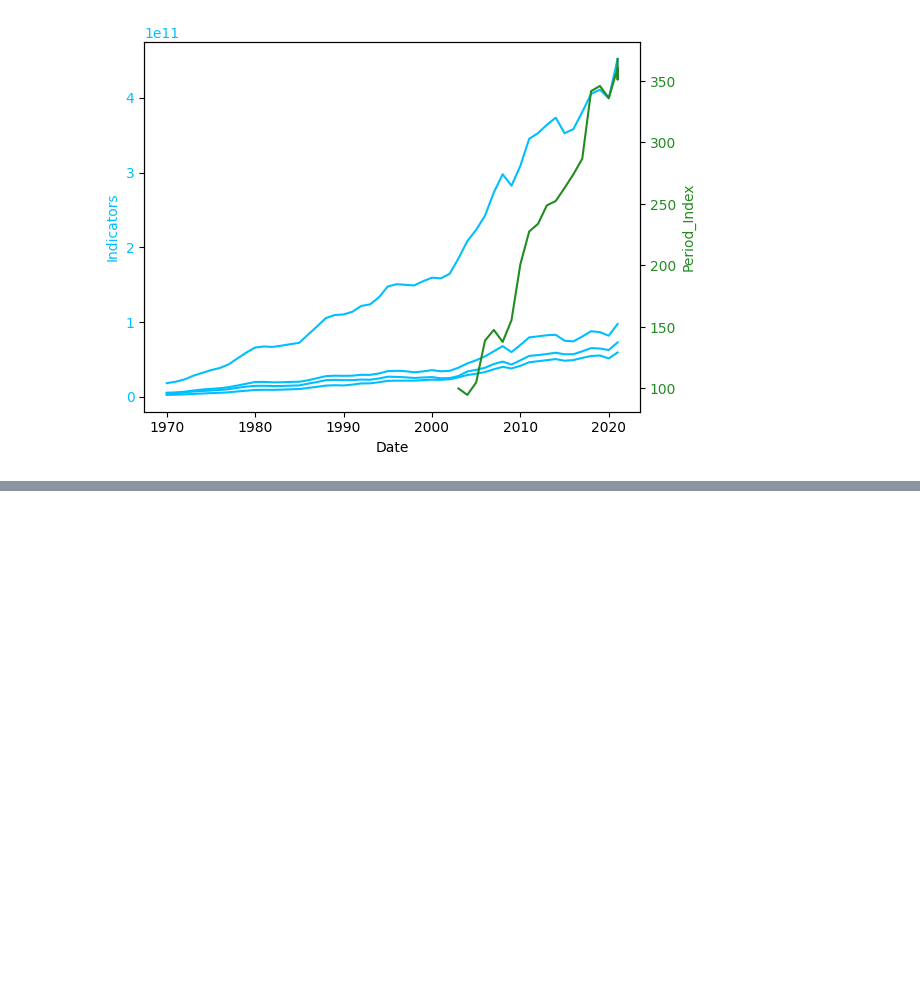
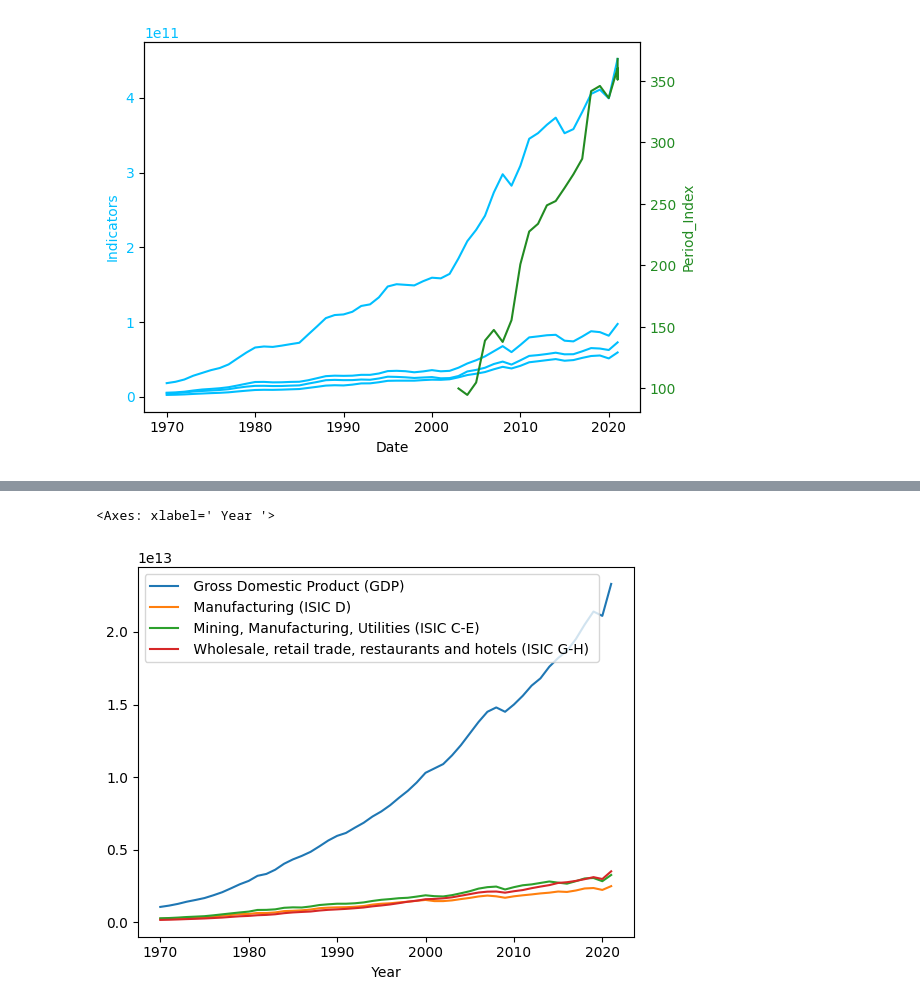
Before and after one commit to maximarbuzov/maxim, a Jupyter notebook: Untitled7.ipynb, the cells around one changed output, grey strips where cells are left out. Drawn from its saved outputs; the diff is of its cells as text; code cells hidden in the pictures; blank space fills up the shorter version.

```diff
--- a/Untitled7.ipynb
+++ b/Untitled7.ipynb
@@ -1181,3 +1181,5 @@ ax2.tick_params(axis ='y', labelcolor = 'forestgreen')
 plt.show()
 # %% [output]
 [figure]
+# %%
+df_US=data1[[' Year ', ' Country ', ' Gross Domestic Product (GDP) ', ' Manufacturing (ISIC D) ', ' Mining, Manufacturing, Utilities (ISIC C-E) ', ' Wholesale, retail trade, restaurants and hotels (ISIC G-H) ']].copy()
@@ -1183,0 +1202,2 @@ plt.show()
+# %%
+df_US=df_US.loc[df_US[' Country ']==' United States ']
@@ -1183,0 +1224,7 @@ plt.show()
+# %%
+df_US=df_US.set_index(' Year ')
+# %%
+df_US.plot()
+# %% [output]
+<Axes: xlabel=' Year '>
+[figure, added]
```
Also changed, not shown: parts of 3 cells of this notebook.
